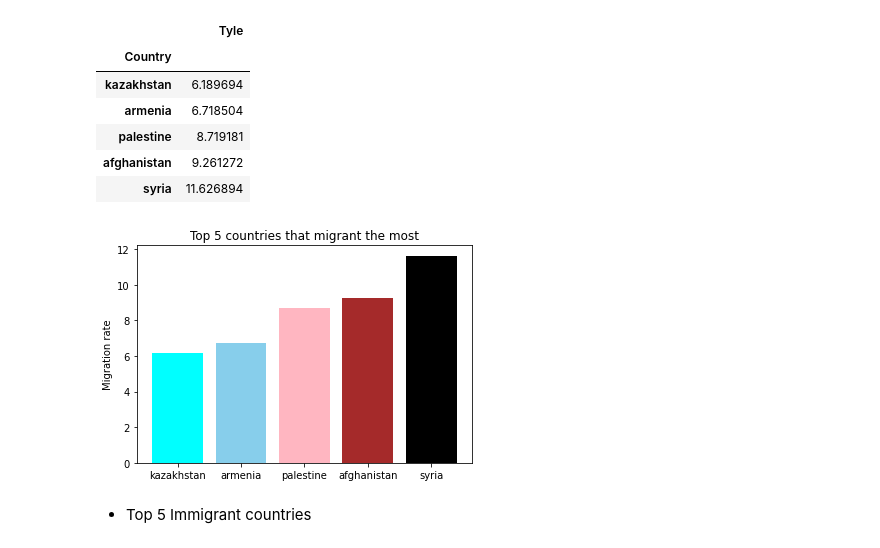
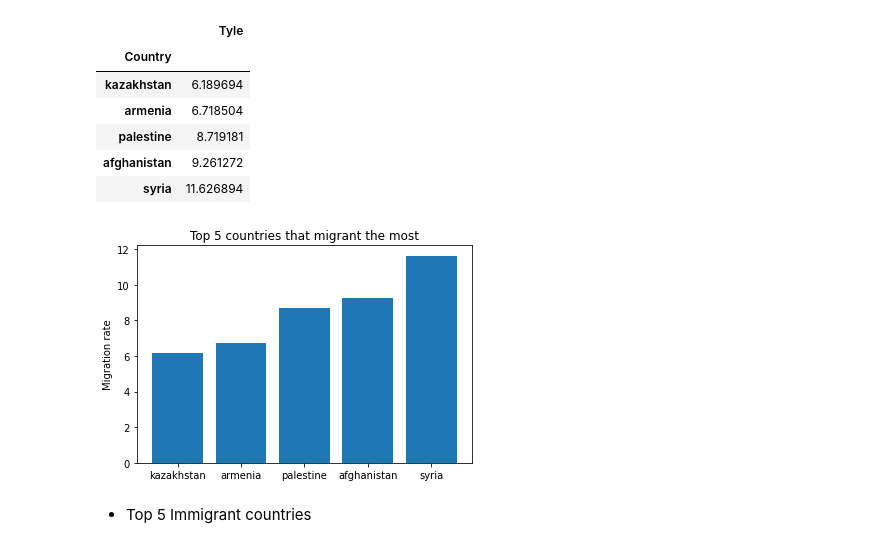
Before and after one commit to HoDangCao/Data-collection-and-population-analysis-of-Asia-and-North-America, a Jupyter notebook: DSProject - latest ver.ipynb, the cells around one changed output. Saved outputs shown, nothing was run; the diff lists cells and outputs as text; code cells hidden in the pictures.

```diff
--- a/DSProject - latest ver.ipynb
+++ b/DSProject - latest ver.ipynb
@@ -426,13 +426,13 @@ Top5_Migrant.head()
 # %%
 y=np.arange(len(Top5_Migrant.index.array))
 x=Top5_Migrant['Tyle']
-plt.bar(y,x,color=['cyan','skyblue','lightpink','brown','black'])
+plt.bar(y,x)
 plt.xticks(y,Top5_Migrant.index)
 plt.ylabel('Migration rate')
 plt.title('Top 5 countries that migrant the most')
 plt.show()
 # %% [output]
-[figure, old version]
+[figure, new version]
 # %% [markdown]
 -  Top 5 Immigrant countries
 # %%
```
Also changed, not shown: parts of 9 cells of this notebook.
